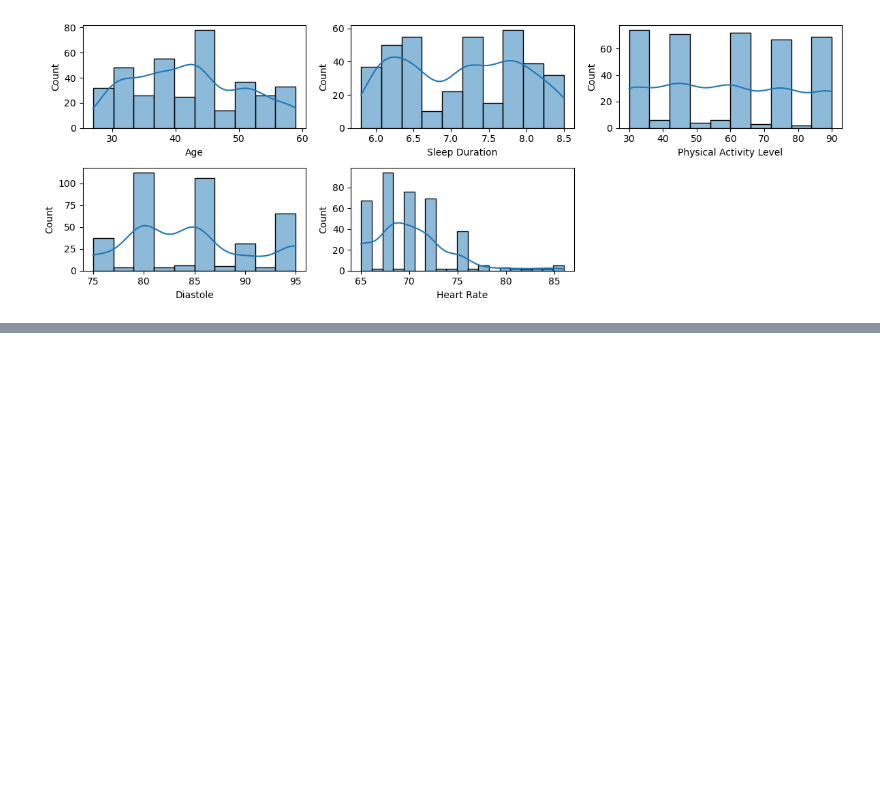
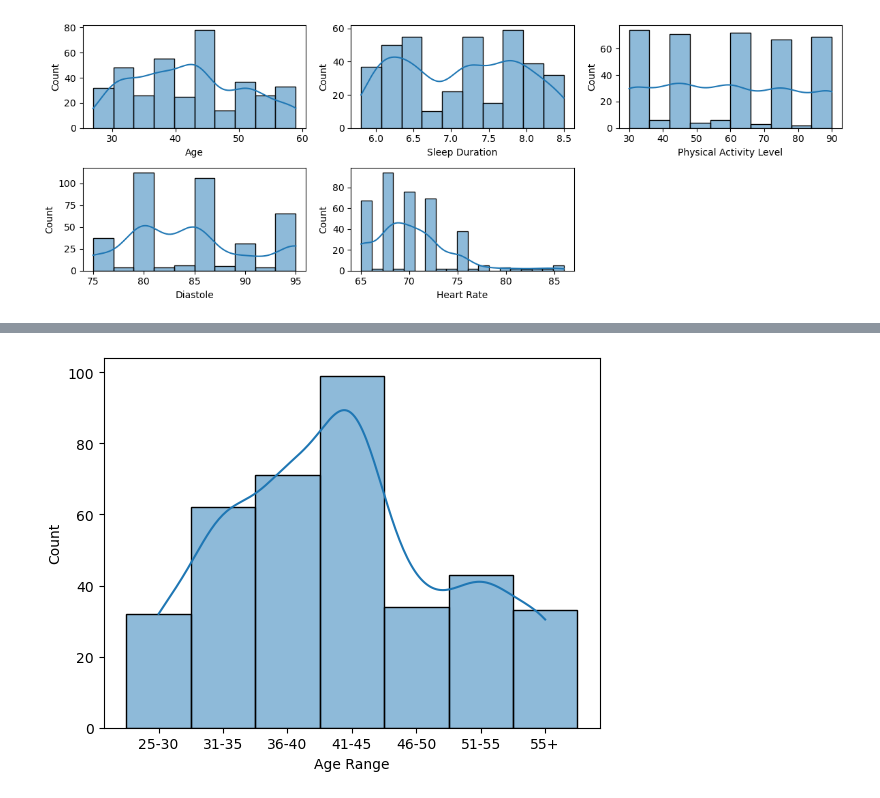
Before and after one commit to debhere/Sleep-Disorder, a Jupyter notebook: Sleep Disorder.ipynb, the cells around one changed output, grey strips where cells are left out. Drawn from its saved outputs; the diff is of its cells as text; code cells hidden in the pictures; blank space fills up the shorter version.

```diff
--- a/Sleep Disorder.ipynb
+++ b/Sleep Disorder.ipynb
@@ -358,0 +354,12 @@ Name: BMI Level, dtype: int64
+# %%
+sleepdata['Age Range'] = np.where(sleepdata['Age']<=30, '25-30',
+                                  np.where(sleepdata['Age']<=35, '31-35',
+                                          np.where(sleepdata['Age']<=40, '36-40',
+                                                  np.where(sleepdata['Age']<=45, '41-45',
+                                                          np.where(sleepdata['Age']<=50, '46-50',
+                                                                  np.where(sleepdata['Age']<=55, '51-55', '55+'))))))
+
+
+sns.histplot(x='Age Range', data=sleepdata, kde=True);
+# %% [output]
+[figure, added]
```
Also changed, not shown: parts of 11 cells of this notebook.
